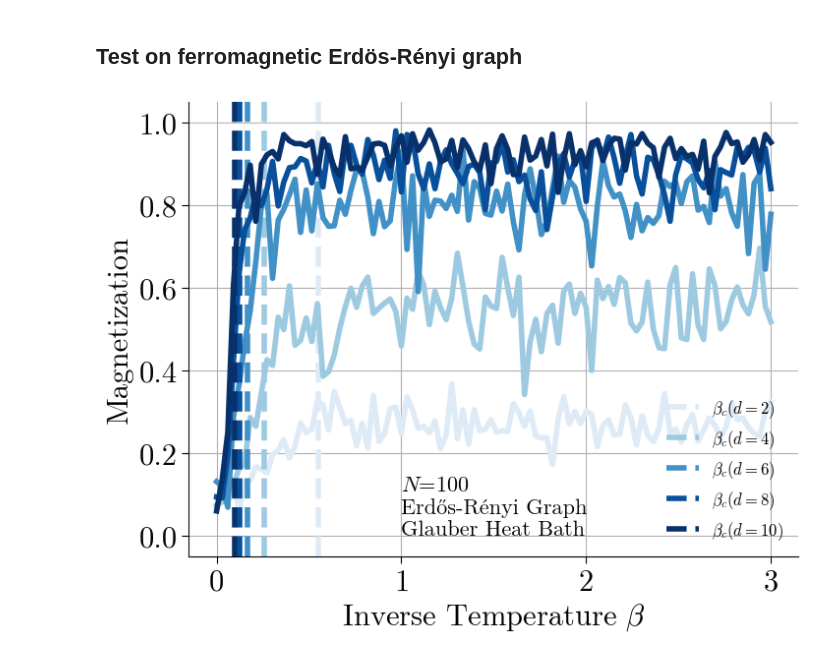
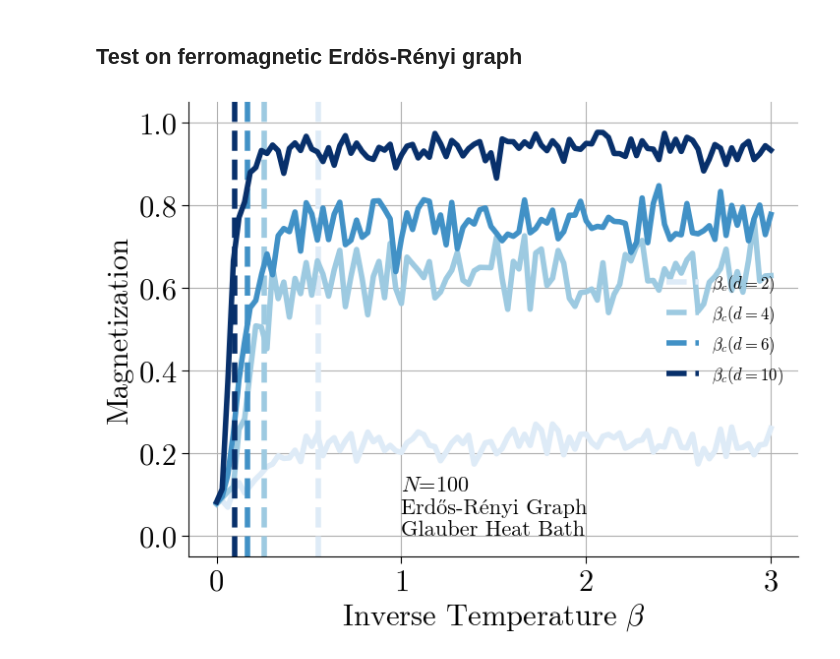
Before and after one commit to LukasPeron/Propp-Wilson-disordered-spins-systems, a Jupyter notebook: preli_work/true_algo_disordered_spins.ipynb, the cells around one changed output. Drawn from its saved outputs; the diff is of its cells as text; code cells hidden in the pictures.

Commit message:
full rerun and new test on spin glass on ER graphs

```diff
--- a/preli_work/true_algo_disordered_spins.ipynb
+++ b/preli_work/true_algo_disordered_spins.ipynb
@@ -196,7 +197,7 @@ def CFTP_BC_disordered_optimized(beta, G, coupling):
         else:
             t *= 2  # Double the time window for the next iteration
     print("Warning: CFTP did not coalesce after a large number of iterations.")
-    return None, np.nan
+    return np.array([np.nan for _ in range(N)]), np.nan
 # %% [markdown]
 ## Test on the Curie-Weiss model
 
@@ -271,13 +258,6 @@ plt.show()
 # %%
-# use a fully connected graph with all couplings equal to 1/N, where N is the number of nodes in the graph
-G = nx.complete_graph(100)  # Create a complete graph with 25 nodes
+G = nx.complete_graph(100)
 couplings = 1/2 * (np.ones((G.number_of_nodes(), G.number_of_nodes())) - np.eye(G.number_of_nodes())) / G.number_of_nodes()
-# beta = 1  # Inverse temperature
-# config, time = CFTP_BC_disordered(beta=beta, G=G, coupling=couplings)
-# print("Time for Coalescence:", -time)
-# color_map = ['red' if config[v] == 1 else 'blue' for v in G.nodes()]
-# nx.draw(G, node_color=color_map, with_labels=True)
-# plt.show()
 
 # Compute the magnetization of the resulting configuration for different values of beta
 betas = np.linspace(0, 3.0, 100)
@@ -286,9 +266,9 @@ theoretical_magnetizations = [theoretical_magnetization(b, G.number_of_nodes())
 theoretical_magnetization_variances = [theoretical_magnetization_variance(b, G.number_of_nodes()) for b in betas]
 for beta in betas:
     temp = []
-    for _ in range(10):  # Average over multiple runs to reduce noise
+    for _ in range(50):  # Average over multiple runs to reduce noise
         config, time = CFTP_BC_disordered_optimized(beta=beta, G=G, coupling=couplings)
-        magnetization = np.abs(np.mean(config))  # Average spin value as magnetization
+        magnetization = np.abs(np.mean(config))
         temp.append(magnetization)
     magnetizations.append(np.mean(temp))
 # %%
@@ -312,38 +288,32 @@ plt.show()
 # %% [markdown]
 ## Test on ferromagnetic Erdös-Rényi graph
-# %%
-N = 100
-d = 10
-G = nx.erdos_renyi_graph(N, d/N)  # Create a random graph with 25 nodes and edge probability of 0.2
-couplings = np.ones((G.number_of_nodes(), G.number_of_nodes())) - np.eye(G.number_of_nodes())  # Couplings of 1 between connected nodes and 0 otherwise
-beta = 1.0  # Inverse temperature
-config, time = CFTP_BC_disordered(beta=beta, G=G, coupling=couplings)
 # %%
 N = 100
 betas = np.linspace(0, 3.0, 100)
 magnetizations_fixed_d = []
-for d in range(2, 11, 2):
-    G = nx.erdos_renyi_graph(N, d/N)  # Create a random graph with 25 nodes and edge probability of 0.2
-    couplings = np.ones((G.number_of_nodes(), G.number_of_nodes())) - np.eye(G.number_of_nodes())  # Couplings of 1 between connected nodes and 0 otherwise
+d_values = [2, 4, 6, 10]
+for d in d_values:
+    G = nx.erdos_renyi_graph(N, d/N)
+    couplings = np.ones((G.number_of_nodes(), G.number_of_nodes())) - np.eye(G.number_of_nodes())
     magnetizations = []
     for beta in betas:
         temp = []
-        for _ in range(20):  # Average over multiple runs to reduce noise
+        for _ in range(50):
             config, time = CFTP_BC_disordered_optimized(beta=beta, G=G, coupling=couplings)
-            magnetization = np.abs(np.mean(config))  # Average spin value as magnetization
+            magnetization = np.abs(np.mean(config))
             temp.append(magnetization)
         magnetizations.append(np.mean(temp))
     magnetizations_fixed_d.append(magnetizations)
 # %%
-for d, magnetizations in zip(range(2, 11, 2), magnetizations_fixed_d):
+for d, magnetizations in zip(d_values, magnetizations_fixed_d):
     color = plt.cm.Blues((d-1)/8)  # Normalize d to range [0, 1] for colormap
     plt.plot(betas, magnetizations, color=color)
     plt.vlines(np.arctanh(1/d), -0.05, 1.05, color=color, linestyle='--', label=rf'$\beta_c(d={d})$')
 plt.text(1.0, 0, "$N$=100\nErdős-Rényi Graph\nGlauber Heat Bath", fontsize=16)
 plt.ylim(-0.05, 1.05)
 plt.xlabel(r'Inverse Temperature $\beta$')
 plt.ylabel('Magnetization')
 plt.legend()
 plt.show()
 # %% [output]
-[figure, old version]
+[figure, new version]
```
Also changed, not shown: parts of 10 cells of this notebook.
